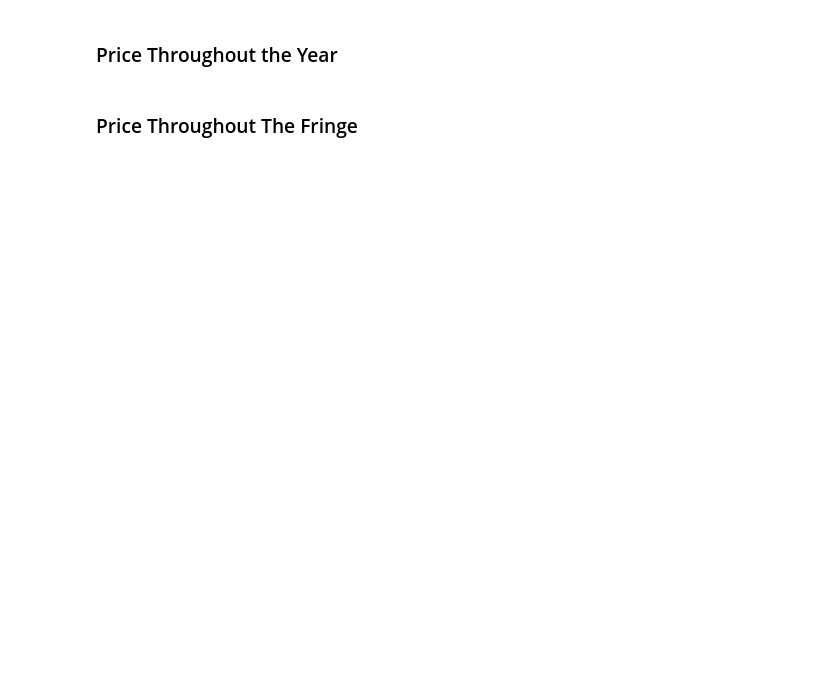
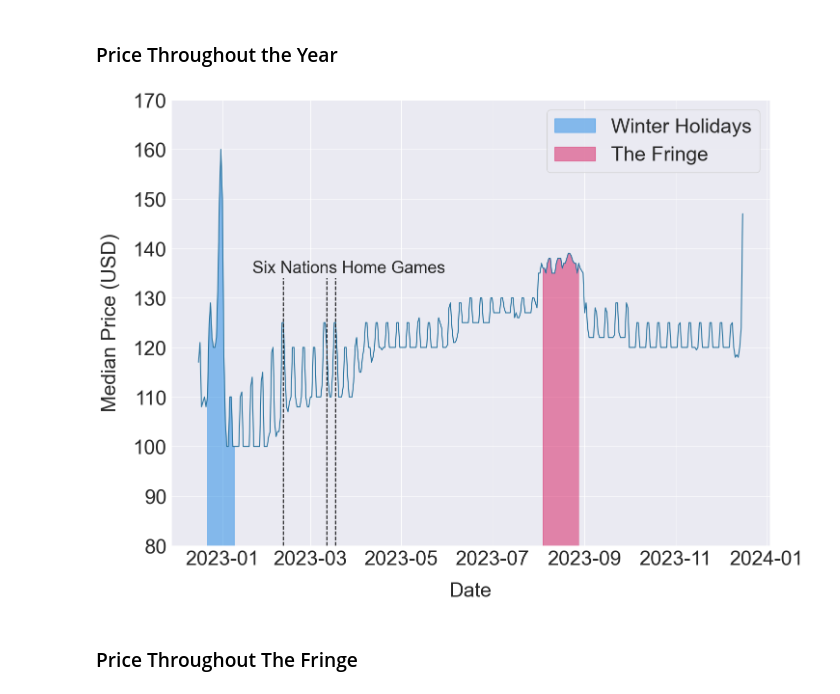
Before and after one commit to DugaldMacintyre/Airbnb-Prices-in-Edinburgh, a Jupyter notebook: visualisations.ipynb, the cells around one changed output. Drawn from its saved outputs; the diff is of its cells as text; code cells hidden in the pictures; blank space fills up the shorter version.

Commit message:
visualisations added to visualisations.ipynb

```diff
--- a/visualisations.ipynb
+++ b/visualisations.ipynb
@@ -14,6 +17,7 @@ import re
 # %%
 data = pd.read_csv('airbnb_data.csv')
 top10 = pd.read_csv('top10_merged.csv')
+df = pd.read_csv('http://data.insideairbnb.com/united-kingdom/scotland/edinburgh/2022-12-16/data/calendar.csv.gz')
 # %% [markdown]
 ### Feature Importance
 # %%
@@ -198,4 +206,79 @@ ax.tick_params(axis='both', which='major', labelsize=20)
 # %% [markdown]
 ### Price Throughout the Year
+# %%
+# Shades of gray
+GREY30 = "#4d4d4d"
+GREY40 = "#474747"
+GREY60 = "#999999"
+GREY91 = "#e8e8e8"
+GREY98 = "#fafafa"
+
+df.dropna(inplace=True)
+
+# Converting price to float
+df['price'] = df['price'].str.replace("$", "")
+df['price'] = df['price'].str.replace(",", "")
+df['price'] = df['price'].astype(float)
+
+# Dropping prices not greater than 0
+df = df[df.price > 0]
+#
+# Quartiles by the Empirical Rule
+low = 0.025
+high = 0.975
+df_quantiles = df.quantile([low, high])
+
+# Empirical Rule
+low = df_quantiles['price'][low]
+high = df_quantiles['price'][high]
+
+# Remove outliers in the dataframe to include only two standard deviations
+df = df[df['price']>=low]
+df = df[df['price']<=high]
+
+df['date'] = pd.to_datetime(df['date'])
+df1 = df.groupby(['date']).median()['price'].reset_index()
+# Reads in date column and changes it to a datetime value
+x1 = df1.date
+
+# Reads in y values and applies a logarithmic transform using the natural log
+y1 = df1.price
+
+# Initialize layout
+fig, ax = plt.subplots(figsize = (16, 12))
+
+# Plot data
+ax.plot(x1, y1, color='#2C75A0')
+
+# Set titles and labels
+ax.set_xlabel('Date', fontsize = 30, labelpad=20)
+ax.set_ylabel('Median Price (USD)', fontsize = 30, labelpad=20)
+
+# Customize spines
+ax.spines["right"].set_color("none")
+ax.spines["top"].set_color("none")
+
+ax.set_ylim(80, 170)
+
+ax.fill_between(x1, 2, y1, where=(x1 >= '2022-12-22 00:00:00') & (x1 <= '2023-01-09 00:00:00'), alpha=0.5, label='Winter Holidays', color='#1E88E5')
+ax.fill_between(x1, 2, y1, where=(x1 >= '2023-08-04 00:00:00') & (x1 <= '2023-08-28 00:00:00'), alpha=0.5, label='The Fringe', color='#D81B60')
+
+ax.tick_params(axis='both', which='major', labelsize=30)
+
+ax.axvline(x=np.datetime64('2023-02-11 00:00:00'), ymin=0, ymax=0.6, color='black', ls='dashed')
+ax.axvline(x = np.datetime64('2023-03-12 00:00:00'), ymin=0, ymax=0.6, color='black', ls="dashed")
+ax.axvline(np.datetime64('2023-03-18 00:00:00'), ymin=0, ymax=0.6, color='black', ls="dashed")
+
+# Annotations indicating the meaning of the vertical line
+ax.text(np.datetime64('2023-01-21 00:00:00'), 135, "Six Nations Home Games",
+        fontsize=25, fontweight=500, ha="left")
+
+ax.legend(fontsize=30)
+
+# Median for skewness
+
+plt.show()
+# %% [output]
+[figure, added]
 # %% [markdown]
 ### Price Throughout The Fringe
```
Also changed, not shown: parts of 7 cells of this notebook, 1 other file.
